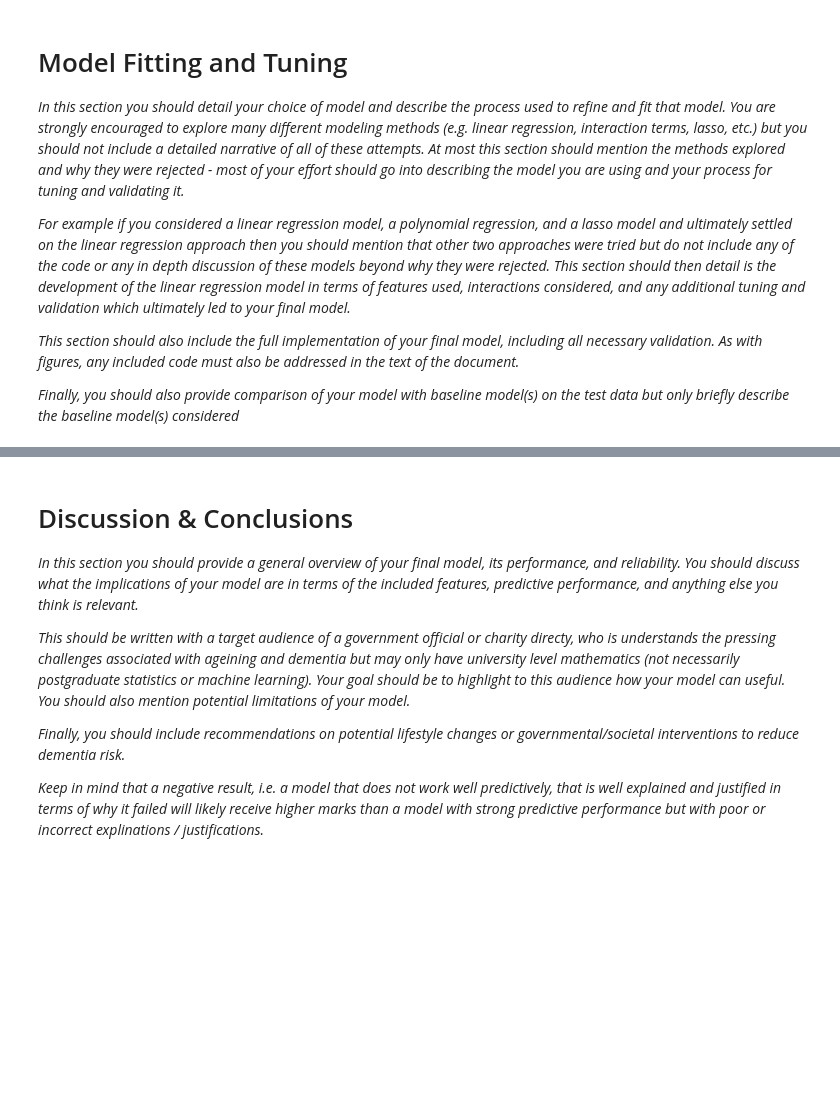
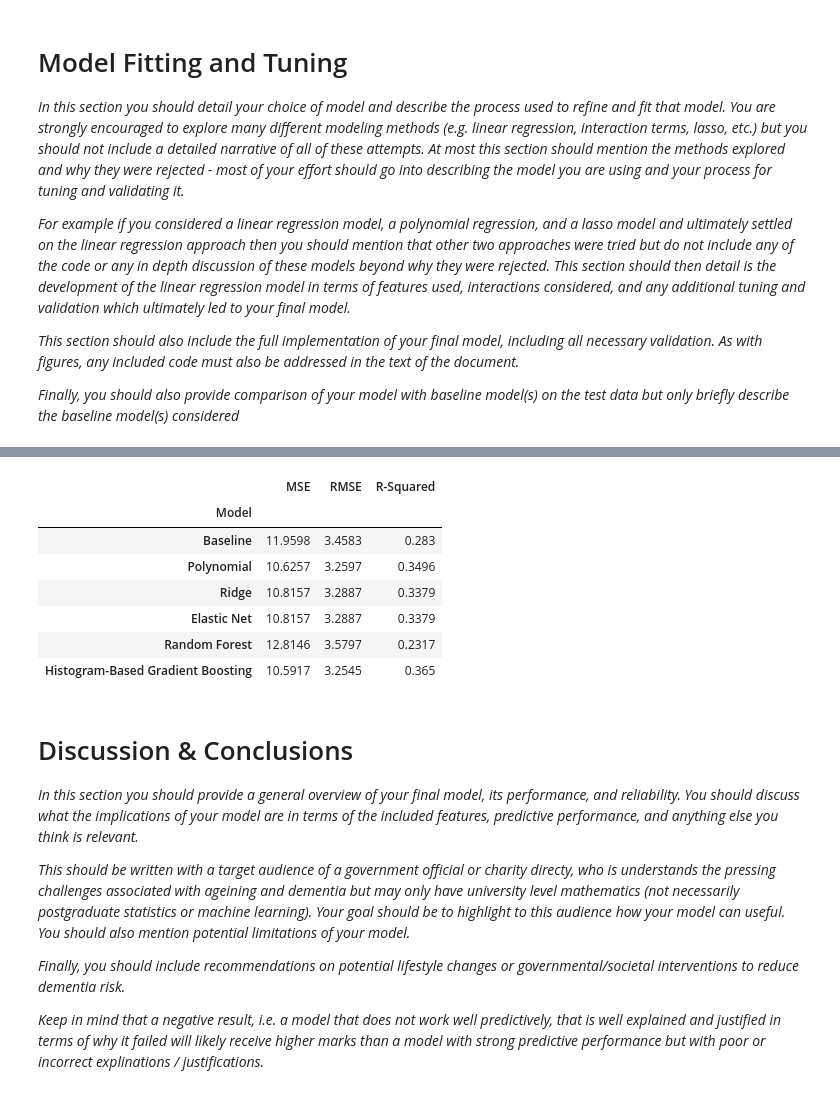
Before and after one commit to ananyajai/mlp_coursework_01, a Jupyter notebook: project1.ipynb, the cells around one changed output, grey strips where cells are left out. Saved outputs shown, nothing was run; the diff lists cells and outputs as text; code cells hidden in the pictures; blank space fills up the shorter version.

```diff
--- a/project1.ipynb
+++ b/project1.ipynb
@@ -896,3 +926,22 @@ AttributeError: 'HistGradientBoostingRegressor' object has no attribute 'Regress
+# %%
+model_comparison = {'Model': ['Baseline', 'Polynomial', 'Ridge', 'Elastic Net',
+                    'Random Forest','Histogram-Based Gradient Boosting'],
+                    'MSE': [baseline_MSE,poly_MSE,ridge_MSE,EN_MSE,RF_MSE,HGB_MSE],
+                    'RMSE':[baseline_RMSE,poly_RMSE,ridge_RMSE,EN_RMSE,RF_RMSE,HGB_RMSE],
+                    'R-Squared':[baseline_R2,poly_R2,ridge_R2,EN_R2,RF_R2,HGB_R2]}
+model_comparison = pd.DataFrame(model_comparison)
+model_comparison=model_comparison.set_index('Model')
+model_comp_df = model_comparison.style.format('{}')
+model_comp_df.set_table_styles([index_names, headers])
+# %% [output]
+|  | MSE | RMSE | R-Squared |
+| Model |  |  |  |
+| Baseline | 11.9598 | 3.4583 | 0.283 |
+| Polynomial | 10.6257 | 3.2597 | 0.3496 |
+| Ridge | 10.8157 | 3.2887 | 0.3379 |
+| Elastic Net | 10.8157 | 3.2887 | 0.3379 |
+| Random Forest | 12.8146 | 3.5797 | 0.2317 |
+| Histogram-Based Gradient Boosting | 10.5917 | 3.2545 | 0.365 |
 # %% [markdown]
 # Discussion & Conclusions
 
```
Also changed, not shown: parts of 14 cells of this notebook.
